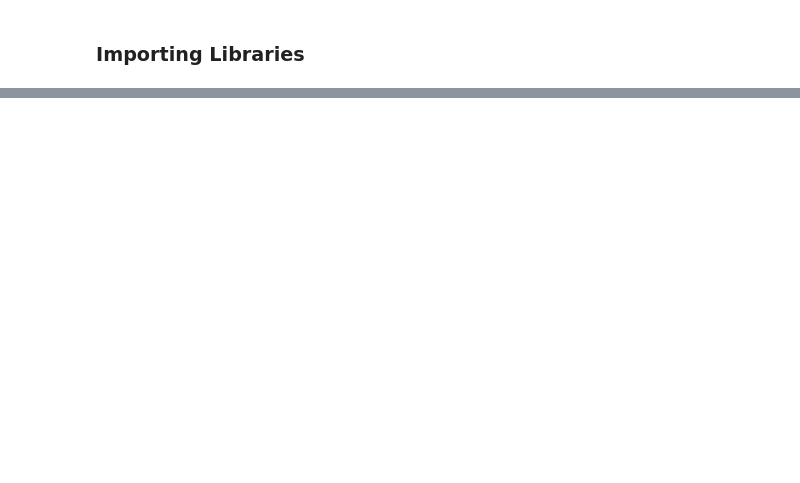
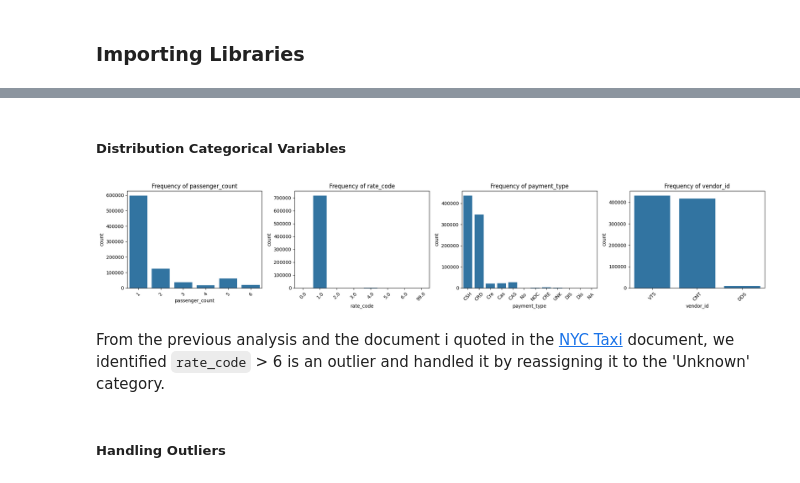
Before and after one commit to evangelineolivia/Assignment2_MachineLearning, a Jupyter notebook: NYTaxiPrediction.ipynb, the cells around one changed output, grey strips where cells are left out. Drawn from its saved outputs; the diff is of its cells as text; code cells hidden in the pictures; blank space fills up the shorter version.

```diff
--- a/NYTaxiPrediction.ipynb
+++ b/NYTaxiPrediction.ipynb
@@ -19,0 +182,3 @@ train.head(5)
+# %%
+train = train.drop(columns='tip_paid')
+test = test.drop(columns='tip_paid')
@@ -19,0 +191,20 @@ train.head(5)
+# %% [markdown]
+##### Distribution Categorical Variables
+# %%
+categorical = ['passenger_count', 'rate_code', 'payment_type', 'vendor_id']
+
+fig, axes = plt.subplots(1, len(categorical), figsize=(5 * len(categorical), 4))
+
+for i, col in enumerate(categorical):
+    sns.countplot(x=col, data=train, ax=axes[i])
+    axes[i].set_title(f'Frequency of {col}')
+    axes[i].tick_params(axis='x', rotation=45)
+
+plt.tight_layout()
+plt.show()
+# %% [output]
+[figure, added]
+# %% [markdown]
+From the previous analysis and the document i quoted in the [NYC Taxi](https://www.nyc.gov/assets/tlc/downloads/pdf/taxi_information.pdf) document, we identified `rate_code` > 6 is an outlier and handled it by reassigning it to the 'Unknown' category.
+# %% [markdown]
+##### Handling Outliers
```
Also changed, not shown: parts of 73 cells of this notebook.
